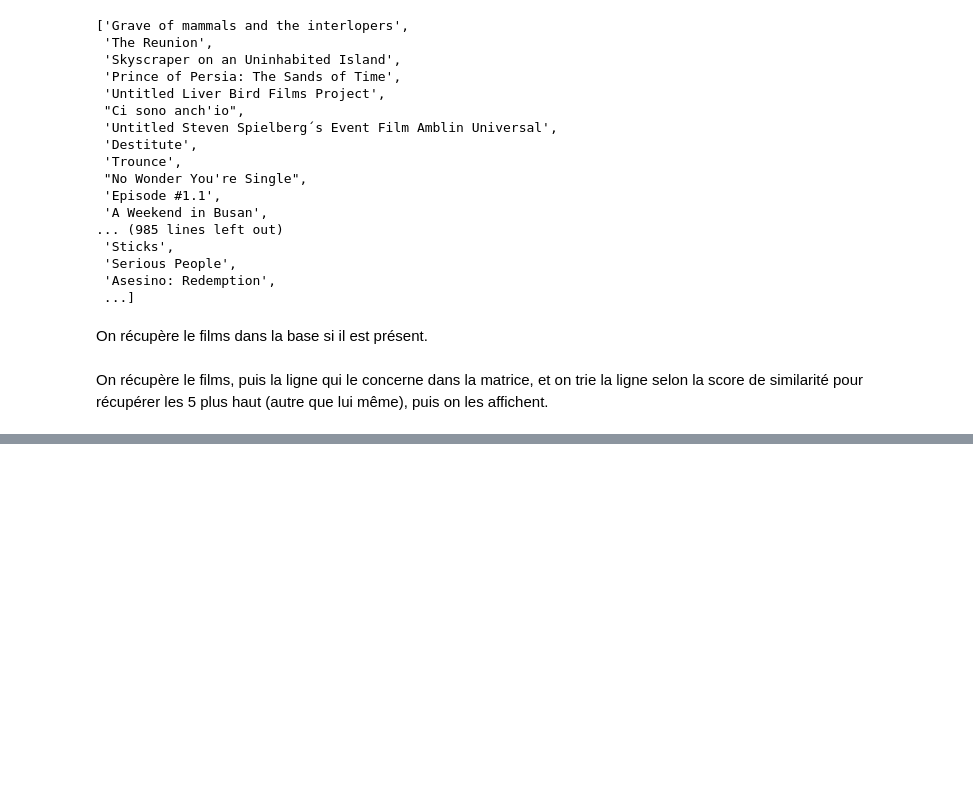
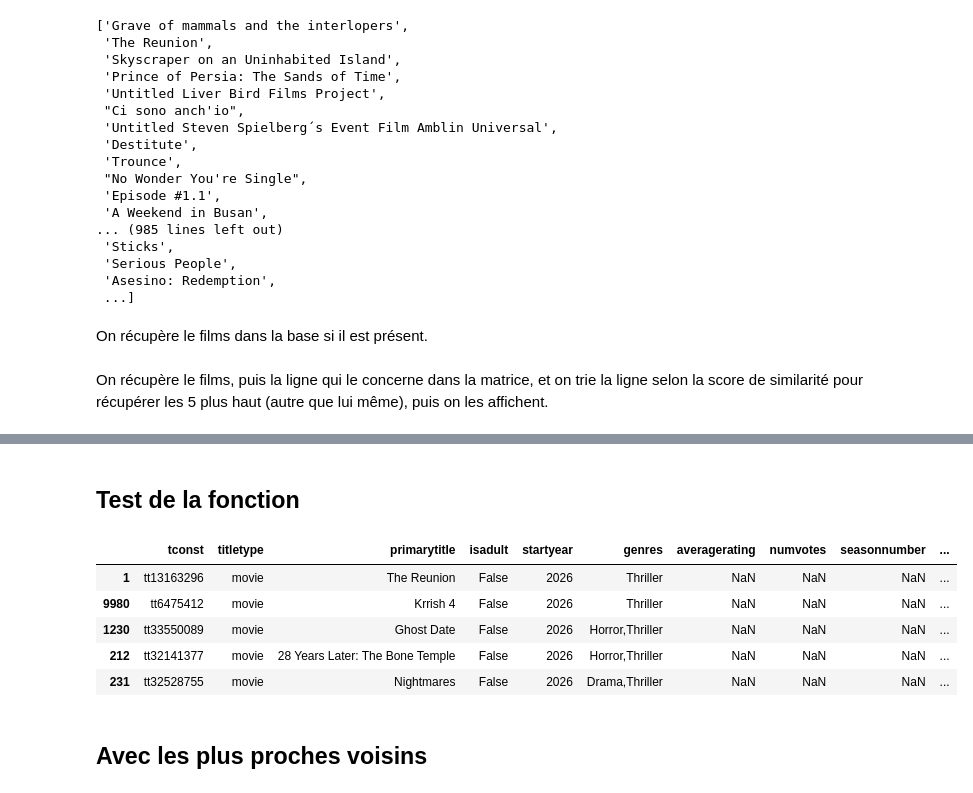
Before and after one commit to MelodyDuplaix/Netfloox_g0_JohnBondouxDuplaix, a Jupyter notebook: notebooks/model_training.ipynb, the cells around one changed output, grey strips where cells are left out. Drawn from its saved outputs; the diff is of its cells as text; code cells hidden in the pictures; blank space fills up the shorter version.

Commit message:
Feat: Factorisation du système de recommandation en une fonction

```diff
--- a/notebooks/model_training.ipynb
+++ b/notebooks/model_training.ipynb
@@ -323,0 +339,15 @@ similar_movies
+# %% [markdown]
+## Test de la fonction
+# %%
+df = pd.read_csv('../data/all_data_for_10000_lines.csv')
+movies = RecommandationSystem(df, "The Reunion")
+movies
+# %% [output]
+|  | tconst | titletype | primarytitle | isadult | startyear | genres | averagerating | numvotes | seasonnumber | ... |
+| 1 | tt13163296 | movie | The Reunion | False | 2026 | Thriller | NaN | NaN | NaN | ... |
+| 9980 | tt6475412 | movie | Krrish 4 | False | 2026 | Thriller | NaN | NaN | NaN | ... |
+| 1230 | tt33550089 | movie | Ghost Date | False | 2026 | Horror,Thriller | NaN | NaN | NaN | ... |
+| 212 | tt32141377 | movie | 28 Years Later: The Bone Temple | False | 2026 | Horror,Thriller | NaN | NaN | NaN | ... |
+| 231 | tt32528755 | movie | Nightmares | False | 2026 | Drama,Thriller | NaN | NaN | NaN | ... |
+# %% [markdown]
+## Avec les plus proches voisins
```
Also changed, not shown: parts of 14 cells of this notebook, 2 other files.
